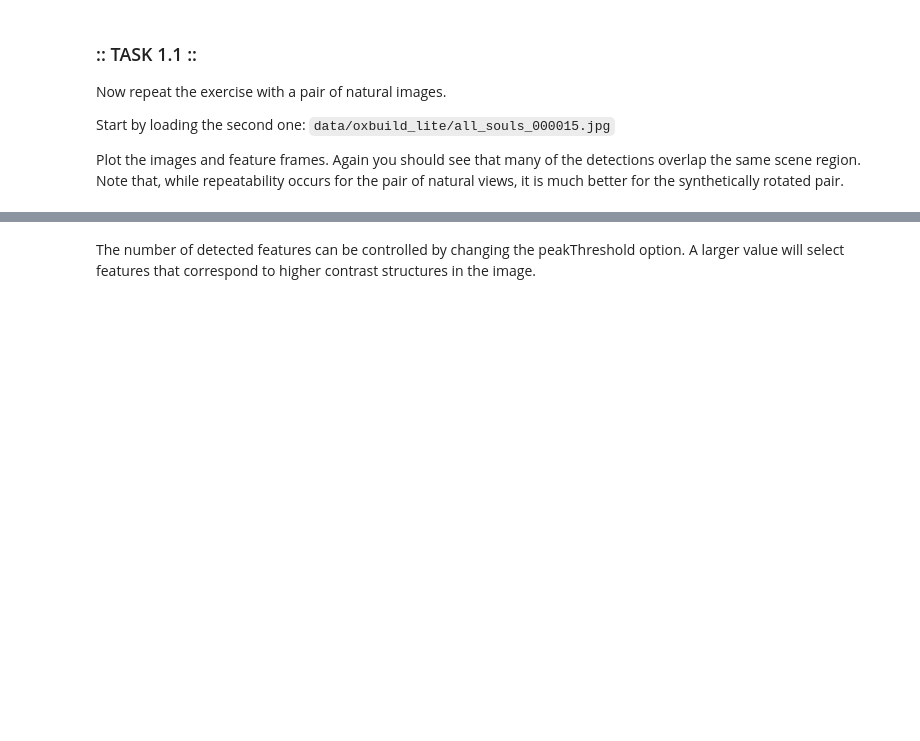
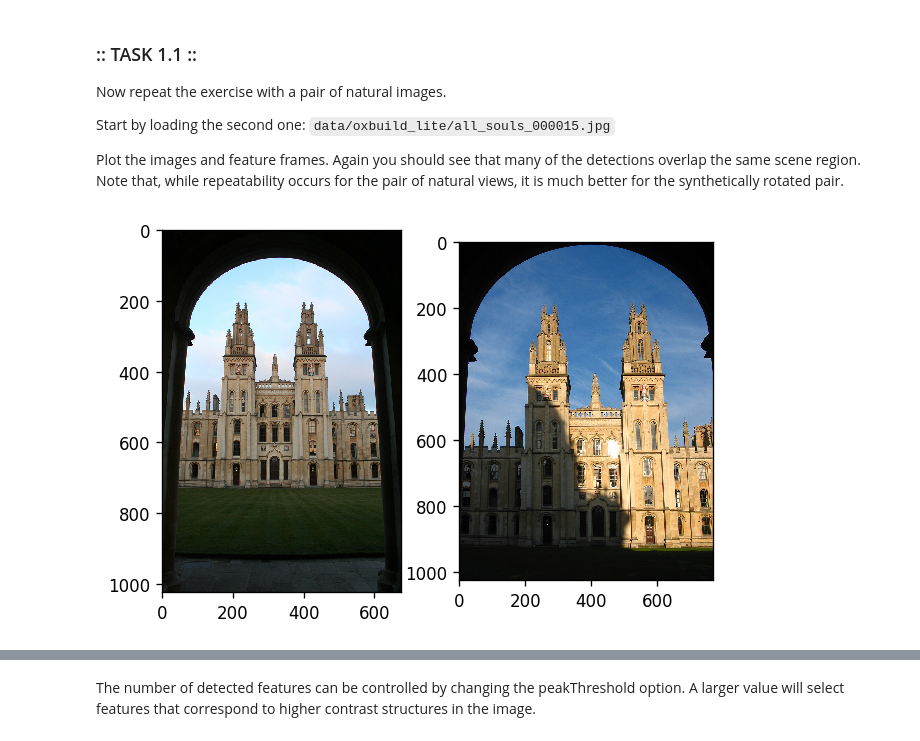
Before and after one commit to raphaelavalos/object-recognition, a Jupyter notebook: A1.ipynb, the cells around one changed output, grey strips where cells are left out. Drawn from its saved outputs; the diff is of its cells as text; code cells hidden in the pictures; blank space fills up the shorter version.

```diff
--- a/A1.ipynb
+++ b/A1.ipynb
@@ -128,0 +166,10 @@ Plot the images and feature frames. Again you should see that many of the detect
+# %%
+# Load new image
+im2 = imread('data/oxbuild_lite/all_souls_000015.jpg')
+
+f, (ax1, ax2) = plt.subplots(1, 2)
+ax1.imshow(im1)
+ax2.imshow(im2)
+plt.show()
+# %% [output]
+[figure, added]
```
Also changed, not shown: parts of 31 cells of this notebook, 1 other file.
